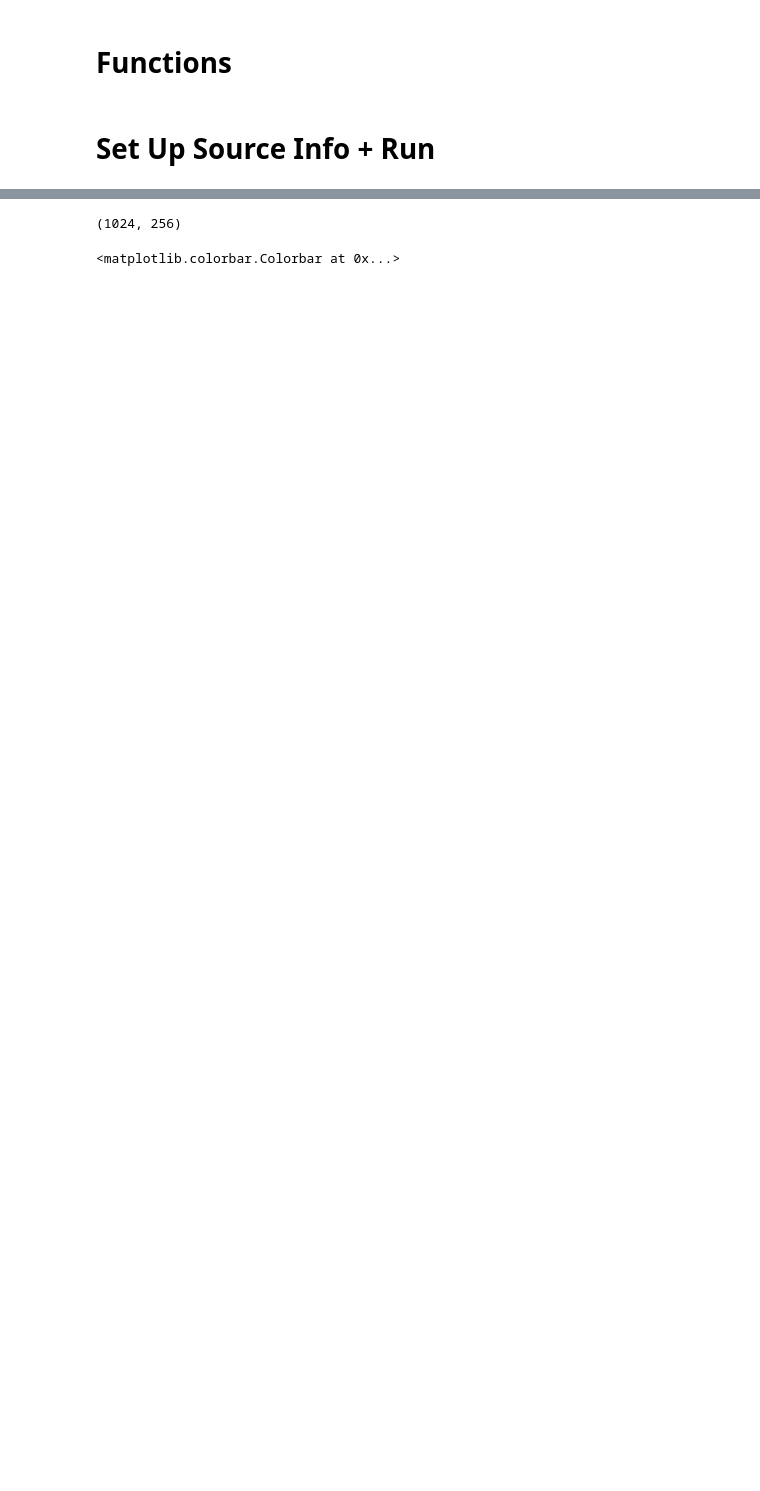
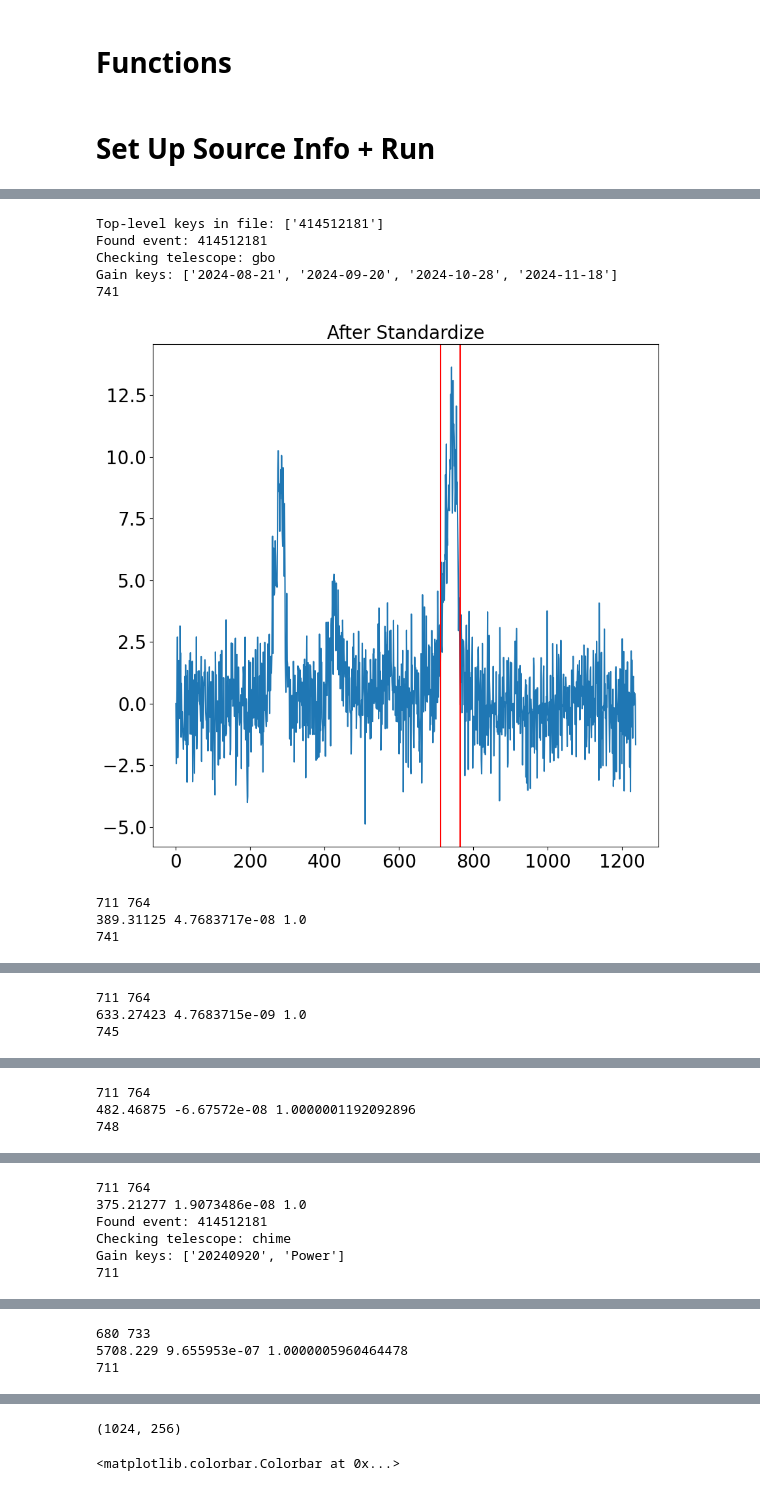
Before and after one commit to rdarlinger/gbo_sensitivity, a Jupyter notebook: gain_test_pulsar.ipynb, the cells around one changed output, grey strips where cells are left out. Drawn from its saved outputs; the diff is of its cells as text; code cells hidden in the pictures; blank space fills up the shorter version.

```diff
--- a/gain_test_pulsar.ipynb
+++ b/gain_test_pulsar.ipynb
@@ -173,0 +140,13 @@ Saving plot to: /arc/projects/chime_frb/rdarlinger/waterfalls/428880218_B0329+54
+# %%
+for event_id in event_ids:
+    SNR_gain_diff(event_id, "SNR_B0329+54_9_20.csv", "/arc/projects/chime_frb/rdarlinger/power_9_20.h5")
+# %% [output]
+Top-level keys in file: ['414512181']
+Found event: 414512181
+Checking telescope: gbo
+Gain keys: ['2024-08-21', '2024-09-20', '2024-10-28', '2024-11-18']
+741
+[figure, added]
+711 764
+389.31125 4.7683717e-08 1.0
+741
@@ -173,0 +154,3 @@ Saving plot to: /arc/projects/chime_frb/rdarlinger/waterfalls/428880218_B0329+54
+711 764
+633.27423 4.7683715e-09 1.0
+745
@@ -173,0 +158,3 @@ Saving plot to: /arc/projects/chime_frb/rdarlinger/waterfalls/428880218_B0329+54
+711 764
+482.46875 -6.67572e-08 1.0000001192092896
+748
@@ -173,0 +162,6 @@ Saving plot to: /arc/projects/chime_frb/rdarlinger/waterfalls/428880218_B0329+54
+711 764
+375.21277 1.9073486e-08 1.0
+Found event: 414512181
+Checking telescope: chime
+Gain keys: ['20240920', 'Power']
+711
@@ -173,0 +169,3 @@ Saving plot to: /arc/projects/chime_frb/rdarlinger/waterfalls/428880218_B0329+54
+680 733
+5708.229 9.655953e-07 1.0000005960464478
+711
```
Also changed, not shown: parts of 10 cells of this notebook, 1 other file.
